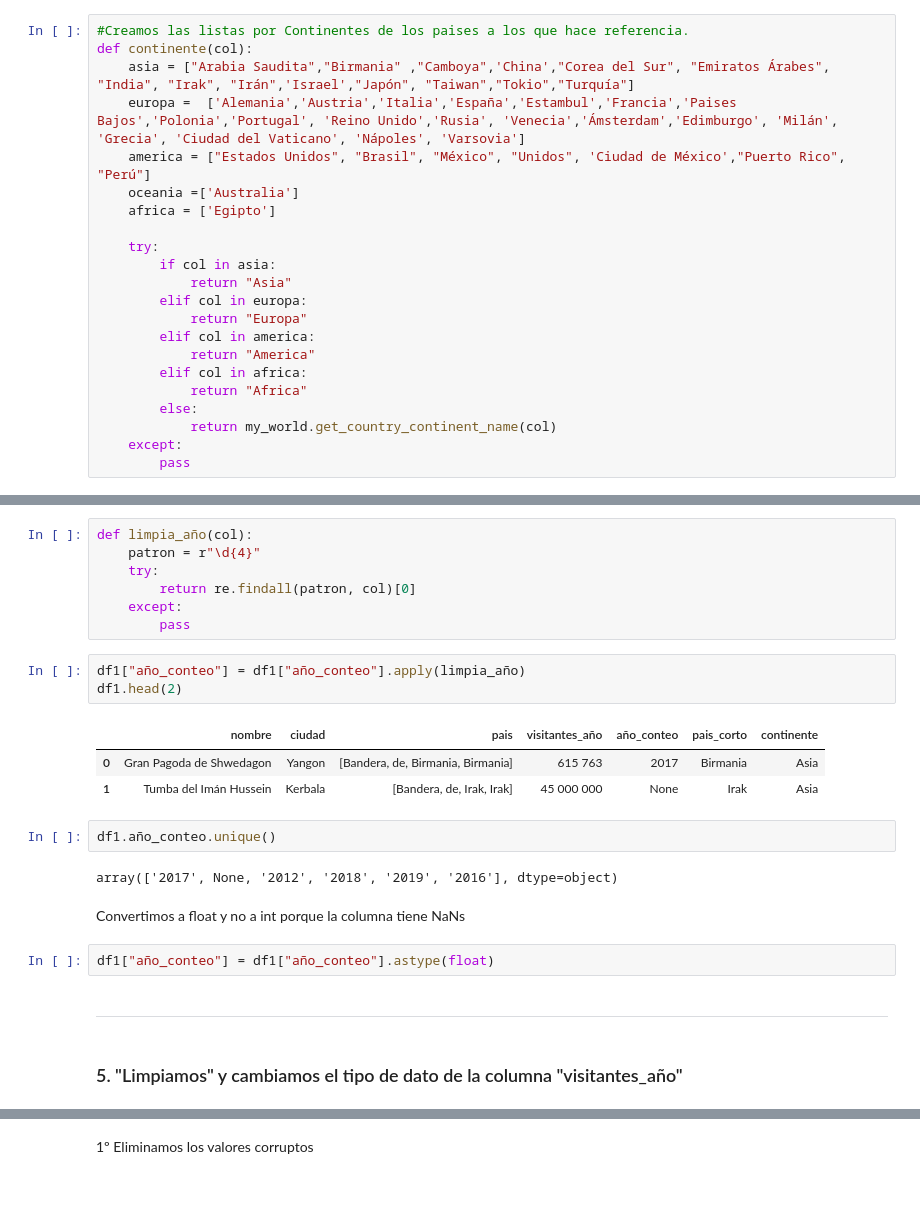
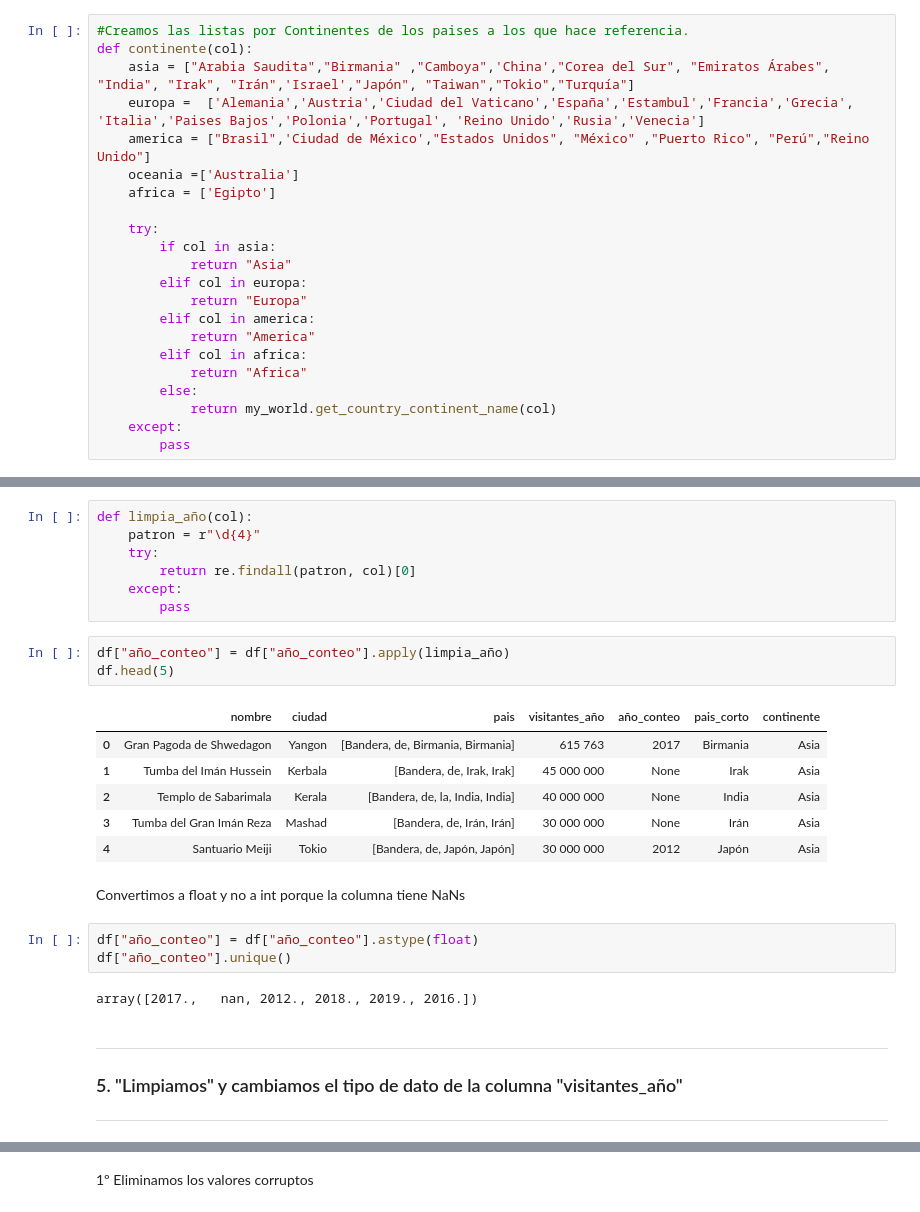
Before and after one commit to Adalab/Da-promo-c-modulo-3-sprint-2-Judith_Mina, a Jupyter notebook: Monumentos1.ipynb, the cells around one changed output, grey strips where cells are left out. Saved outputs shown, nothing was run; the diff lists cells and outputs as text.

```diff
--- a/Monumentos1.ipynb
+++ b/Monumentos1.ipynb
@@ -125,8 +153,8 @@ my_world = awoc.AWOC()
 #Creamos las listas por Continentes de los paises a los que hace referencia.
 def continente(col):
     asia = ["Arabia Saudita","Birmania" ,"Camboya",'China',"Corea del Sur", "Emiratos Árabes", "India", "Irak", "Irán",'Israel',"Japón", "Taiwan","Tokio","Turquía"]
-    europa =  ['Alemania','Austria','Italia','España','Estambul','Francia','Paises Bajos','Polonia','Portugal', 'Reino Unido','Rusia', 'Venecia','Ámsterdam','Edimburgo', 'Milán', 'Grecia', 'Ciudad del Vaticano', 'Nápoles', 'Varsovia']
-    america = ["Estados Unidos", "Brasil", "México", "Unidos", 'Ciudad de México',"Puerto Rico", "Perú"]
+    europa =  ['Alemania','Austria','Ciudad del Vaticano','España','Estambul','Francia','Grecia', 'Italia','Paises Bajos','Polonia','Portugal', 'Reino Unido','Rusia','Venecia']
+    america = ["Brasil",'Ciudad de México',"Estados Unidos", "México" ,"Puerto Rico", "Perú","Reino Unido"]
     oceania =['Australia']
     africa = ['Egipto']
 
@@ -319,22 +293,26 @@ def limpia_año(col):
     except:
         pass
 # %%
-df1["año_conteo"] = df1["año_conteo"].apply(limpia_año)
-df1.head(2)
+df["año_conteo"] = df["año_conteo"].apply(limpia_año)
+df.head(5)
 # %% [output]
 |  | nombre | ciudad | pais | visitantes_año | año_conteo | pais_corto | continente |
 | 0 | Gran Pagoda de Shwedagon | Yangon | [Bandera, de, Birmania, Birmania] | 615 763 | 2017 | Birmania | Asia |
 | 1 | Tumba del Imán Hussein | Kerbala | [Bandera, de, Irak, Irak] | 45 000 000 | None | Irak | Asia |
+| 2 | Templo de Sabarimala | Kerala | [Bandera, de, la, India, India] | 40 000 000 | None | India | Asia |
+| 3 | Tumba del Gran Imán Reza | Mashad | [Bandera, de, Irán, Irán] | 30 000 000 | None | Irán | Asia |
+| 4 | Santuario Meiji | Tokio | [Bandera, de, Japón, Japón] | 30 000 000 | 2012 | Japón | Asia |
-# %%
-df1.año_conteo.unique()
-# %% [output]
-array(['2017', None, '2012', '2018', '2019', '2016'], dtype=object)
 # %% [markdown]
 Convertimos a float y no a int porque la columna tiene NaNs
 # %%
-df1["año_conteo"] = df1["año_conteo"].astype(float)
+df["año_conteo"] = df["año_conteo"].astype(float)
+df["año_conteo"].unique()
+# %% [output]
+array([2017.,   nan, 2012., 2018., 2019., 2016.])
-# %% [markdown]
-____________________
 # %% [markdown]
+------
+
 ### 5. "Limpiamos" y cambiamos el tipo de dato de la columna "visitantes_año"
+
+------
 # %%
```
Also changed, not shown: parts of 51 cells of this notebook, 1 other file.
